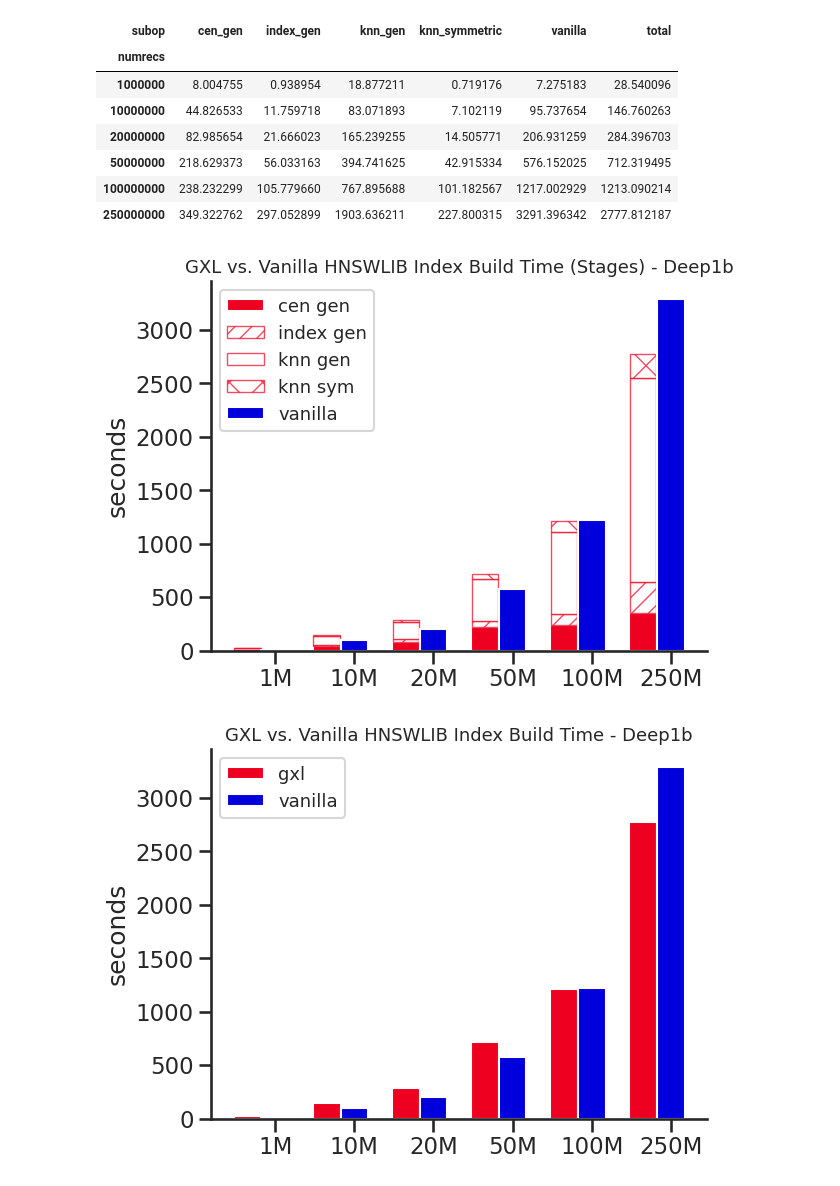
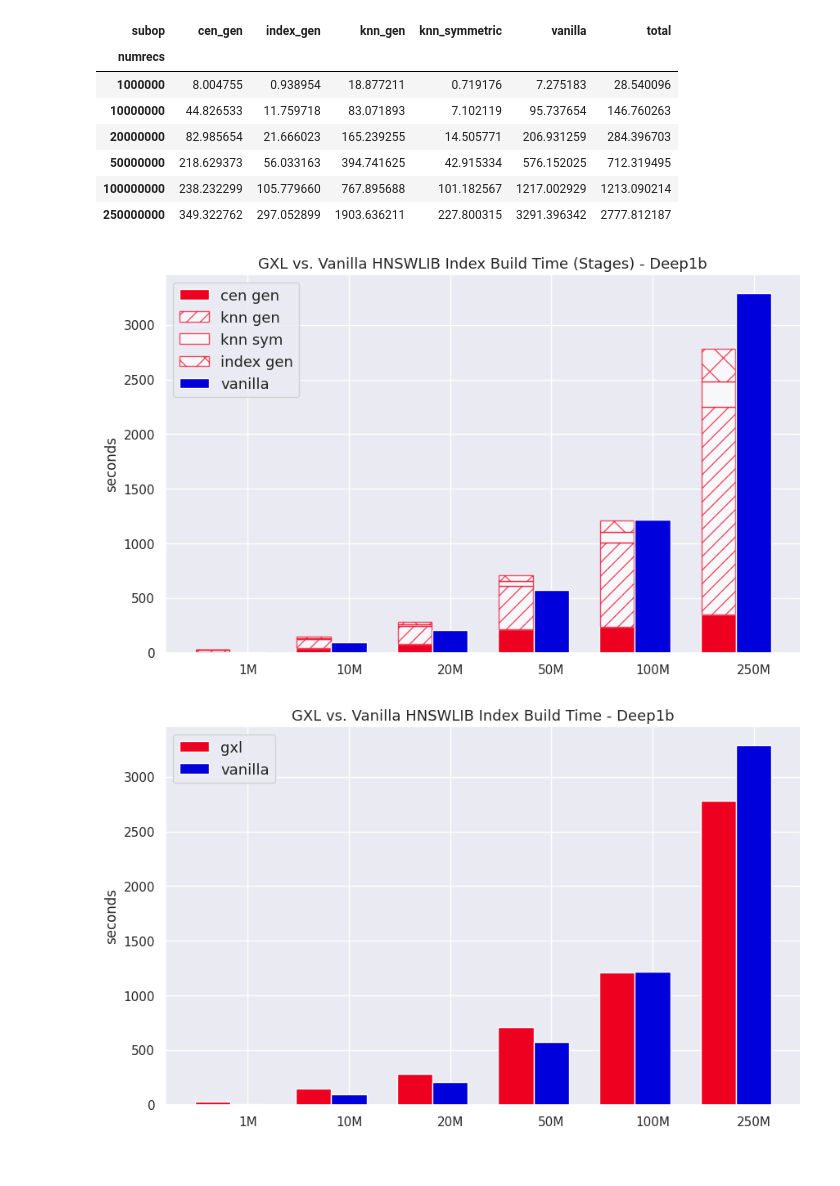
Before and after one commit to iamsabhoho/hnswlib, a Jupyter notebook: gsi/hnswlib_test/analyze.ipynb, the cells around one changed output. Drawn from its saved outputs; the diff is of its cells as text; code cells hidden in the pictures.

Commit message:
update plots

```diff
--- a/gsi/hnswlib_test/analyze.ipynb
+++ b/gsi/hnswlib_test/analyze.ipynb
@@ -704,44 +704,45 @@ sizes = ['1M', '10M', '20M', '50M', '100M', '250M']
 with sns.axes_style("white"):
     sns.set_style("ticks")
     sns.set_context("talk")
+    sns.set(rc={'figure.figsize':(10, 6)})
 
     # plot details
     bar_width = 0.35
     epsilon = 0.015
     line_width = 1
     opacity = 0.7
     gxl_pos = np.arange(len(gxl_cen_gen))
     v_pos = gxl_pos + bar_width
 
     # gxl stacked bar
     stacked_gxl_cen_gen = plt.bar(gxl_pos, gxl_cen_gen, bar_width, color='#ED0020', label='cen gen')
 
-    stacked_gxl_index_gen = plt.bar(gxl_pos, gxl_index_gen, bar_width-epsilon,
+    stacked_gxl_knn_gen = plt.bar(gxl_pos, gxl_knn_gen, bar_width-epsilon,
                             bottom=gxl_cen_gen, alpha=opacity, color='white', edgecolor='#ED0020',
-                            linewidth=line_width, hatch='//', label='index gen')
-
-    stacked_gxl_knn_gen = plt.bar(gxl_pos, gxl_knn_gen, bar_width-epsilon,
-                            bottom=gxl_index_gen+gxl_cen_gen, alpha=opacity, color='white', edgecolor='#ED0020',
-                            linewidth=line_width, hatch='0', label='knn gen')
+                            linewidth=line_width, hatch='//', label='knn gen')
 
     stacked_gxl_knn_sym = plt.bar(gxl_pos, gxl_knn_sym, bar_width-epsilon,
-                            bottom=gxl_knn_gen+gxl_index_gen+gxl_cen_gen, alpha=opacity, color='white', edgecolor='#ED0020',
-                            linewidth=line_width, hatch='x', label='knn sym')
+                            bottom=gxl_knn_gen+gxl_cen_gen, alpha=opacity, color='white', edgecolor='#ED0020',
+                            linewidth=line_width, hatch='0', label='knn sym')
+
+    stacked_gxl_idx_gen = plt.bar(gxl_pos, gxl_index_gen, bar_width-epsilon,
+                            bottom=gxl_knn_sym+gxl_knn_gen+gxl_cen_gen, alpha=opacity, color='white', edgecolor='#ED0020',
+                            linewidth=line_width, hatch='x', label='index gen')
 
     # vanilla bar
     bar_vanilla = plt.bar(v_pos, vanilla_time, bar_width, color='#0000DD', label='vanilla')
 
     plt.xticks(v_pos, sizes)
     plt.ylabel('seconds')
     plt.legend(loc='best', fontsize=13)
     sns.despine()
 
     plt.title('GXL vs. Vanilla HNSWLIB Index Build Time (Stages) - Deep1b', fontsize=13)
 
     plt.savefig('results/vis/gxl_vanilla_index_build_time_stages.png', bbox_inches="tight")
     plt.show()
 # %% [output]
-[figure, old version]
+[figure, new version]
 # %%
 import seaborn as sns
 
@@ -756,6 +757,7 @@ sizes = ['1M', '10M', '20M', '50M', '100M', '250M']
 with sns.axes_style("white"):
     sns.set_style("ticks")
     sns.set_context("talk")
+    sns.set(rc={'figure.figsize':(10, 6)})
 
     # plot details
     bar_width = 0.35
@@ -780,4 +782,4 @@ with sns.axes_style("white"):
     plt.savefig('results/vis/gxl_vanilla_index_build_time.png', bbox_inches="tight")
     plt.show()
 # %% [output]
-[figure, old version]
+[figure, new version]
```
Also changed, not shown: parts of 2 cells of this notebook.
